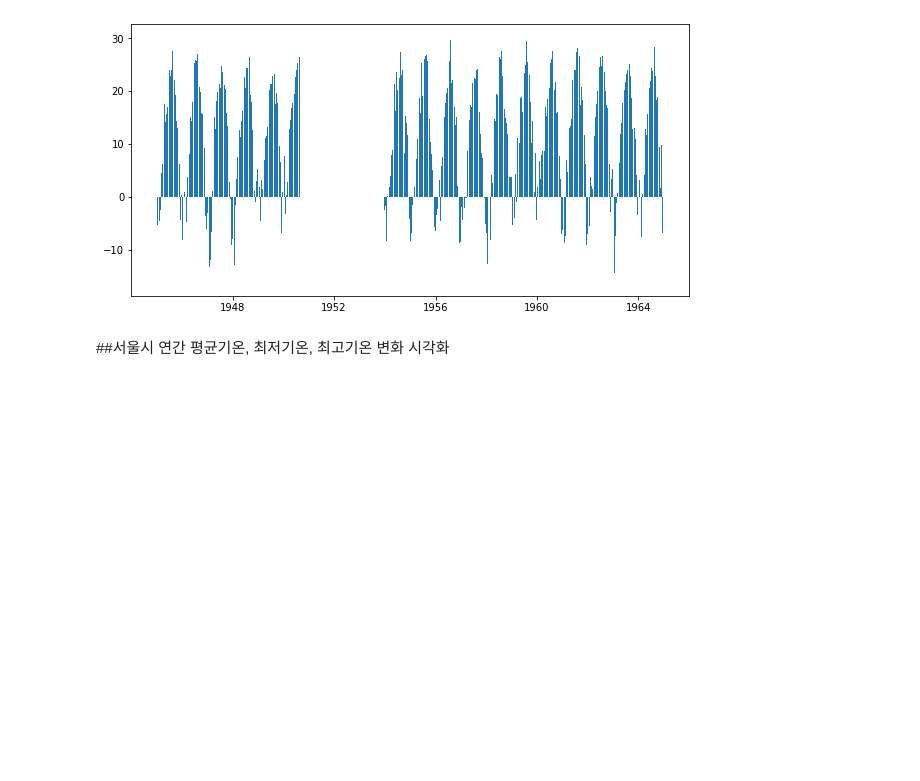
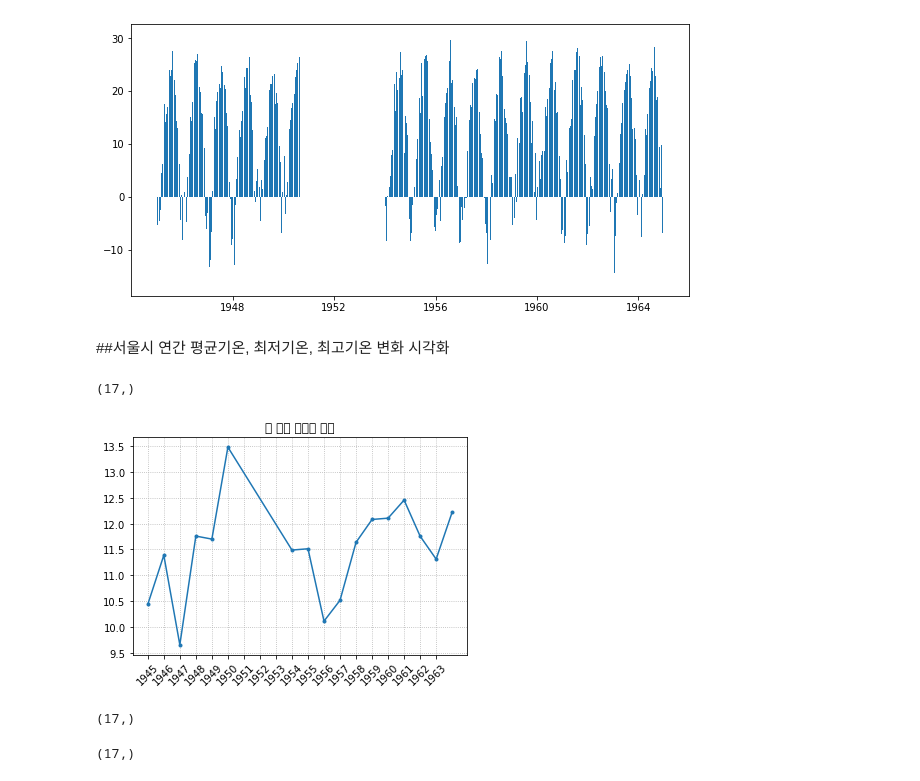
Before and after one commit to yojulab/learn_data_analytics, a Jupyter notebook: codes/년간_전국_기온변화.ipynb, the cells around one changed output. Cells and saved outputs as stored; diff of their text form; code cells hidden in the pictures; blank space fills up the shorter version.

```diff
--- a/codes/년간_전국_기온변화.ipynb
+++ b/codes/년간_전국_기온변화.ipynb
@@ -209,0 +229,3 @@ seoul_df[condition]
+# %%
+years_series = seoul_df['year'].value_counts().sort_index()
+years_series
@@ -209,0 +252,3 @@ seoul_df[condition]
+# %%
+remove_index = years_series[years_series < 50].index
+remove_index
@@ -210,3 +280,5 @@ seoul_df[condition]
+# %%
+seoul_df = seoul_df[~seoul_df.year.isin(remove_index)]
 # %%
 !sudo apt-get install -y fonts-nanum
 !sudo fc-cache -fv
@@ -226,0 +315,23 @@ plt.show()
+# %%
+seoul_years_mean = seoul_df.groupby(seoul_df['year'])['평균기온(°C)'].mean()
+seoul_years_mean.shape
+# %% [output]
+(17,)
+# %%
+plt.plot(seoul_years_mean, '.-')
+plt.xticks(range(1945,1964, 1), rotation=45)
+plt.grid(ls=':')
+plt.title('년 평균 서울시 기온')
+plt.show()
+# %% [output]
+[figure, added]
+# %%
+seoul_years_min = seoul_df.groupby(seoul_df['year'])['평균기온(°C)'].min()
+seoul_years_min.shape
+# %% [output]
+(17,)
+# %%
+seoul_years_max = seoul_df.groupby(seoul_df['year'])['평균기온(°C)'].max()
+seoul_years_max.shape
+# %% [output]
+(17,)
```
Also changed, not shown: parts of 11 cells of this notebook.
